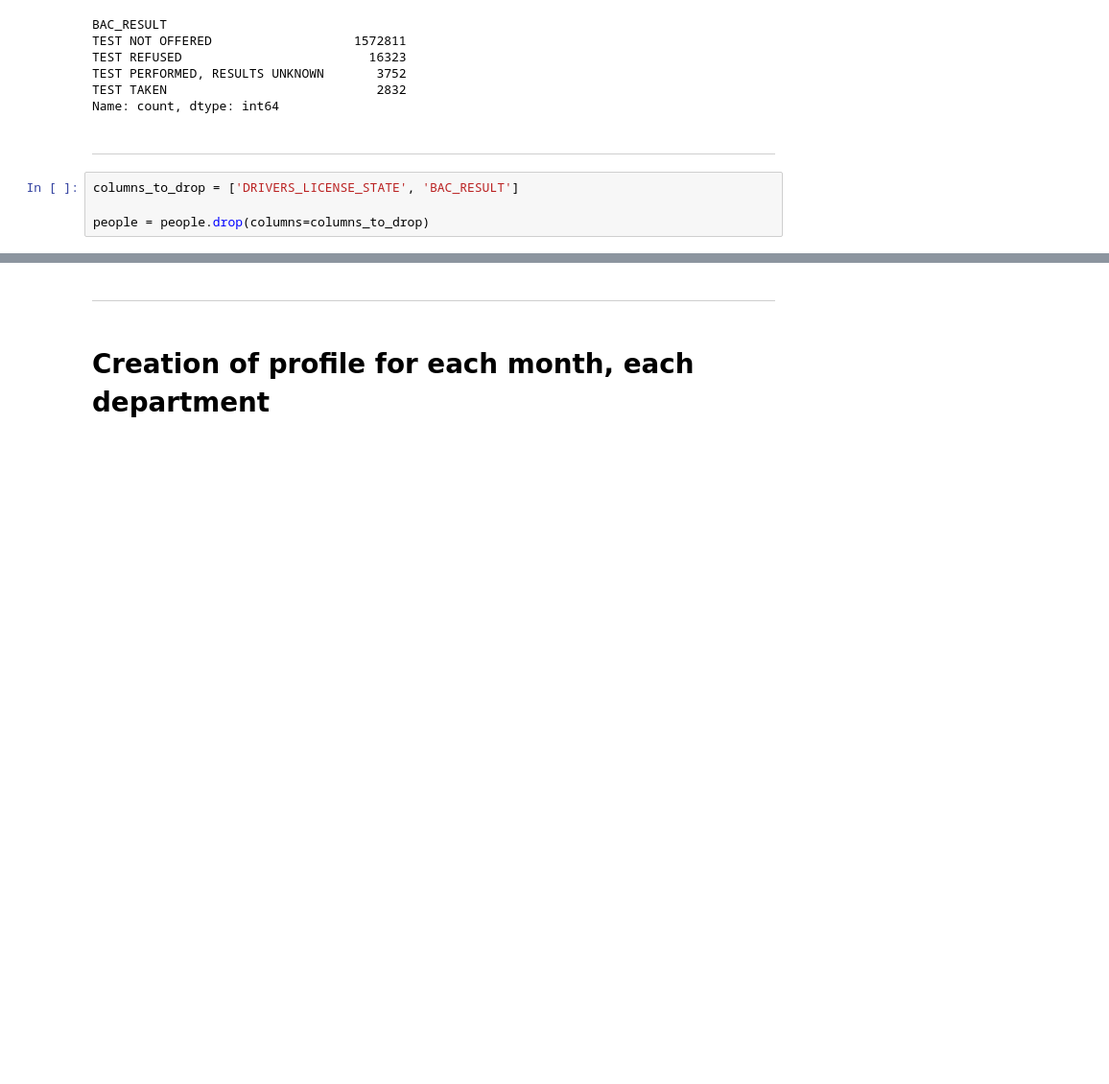
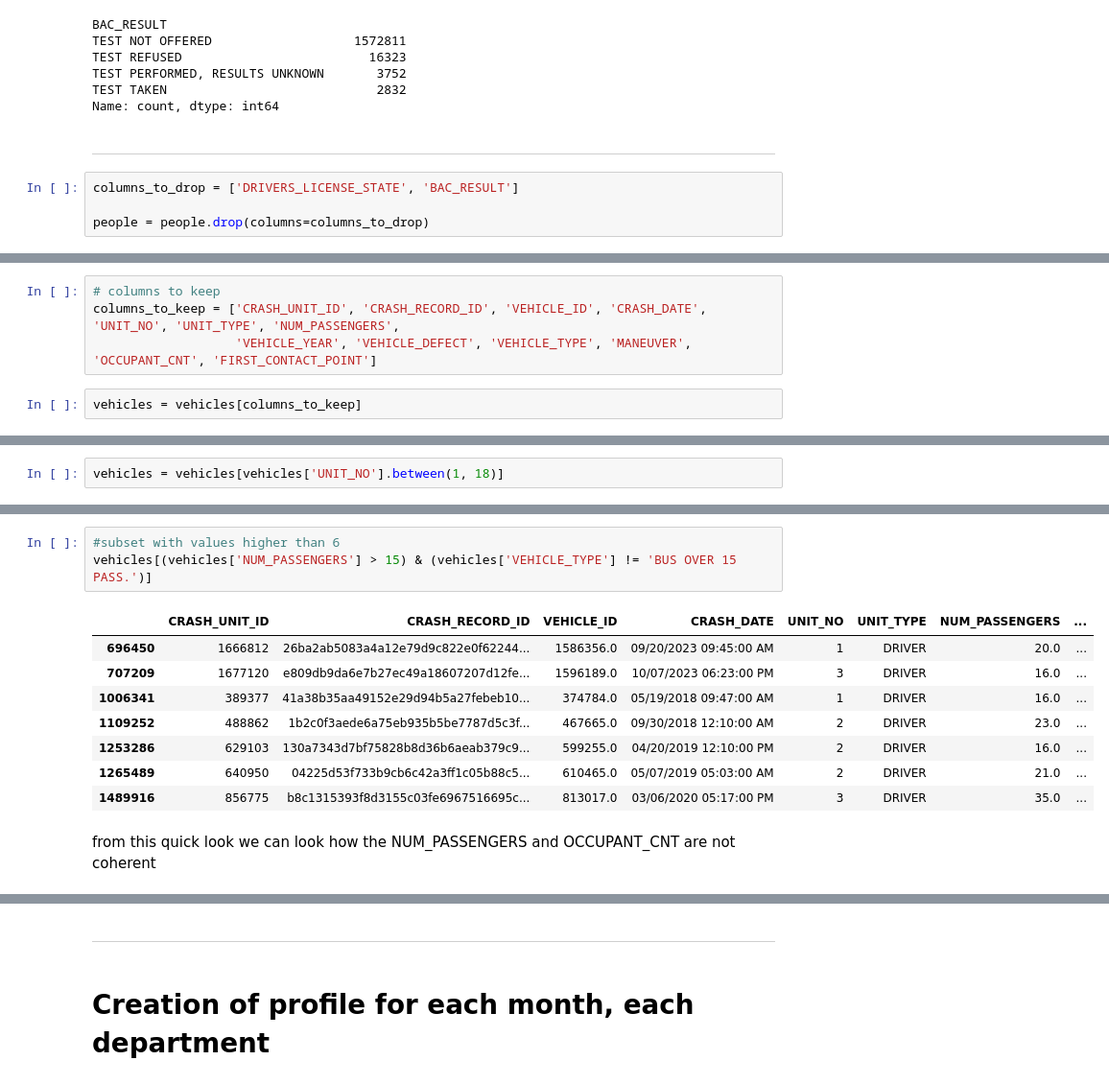
Before and after one commit to lavo2/DataMining-Project, a Jupyter notebook: 1-understanding.ipynb, the cells around one changed output, grey strips where cells are left out. Shown at 96% size. Drawn from its saved outputs; the diff is of its cells as text; blank space fills up the shorter version.

```diff
--- a/1-understanding.ipynb
+++ b/1-understanding.ipynb
@@ -1638,0 +1740,6 @@ people = people.drop(columns=columns_to_drop)
+# %%
+# columns to keep
+columns_to_keep = ['CRASH_UNIT_ID', 'CRASH_RECORD_ID', 'VEHICLE_ID', 'CRASH_DATE', 'UNIT_NO', 'UNIT_TYPE', 'NUM_PASSENGERS',
+                   'VEHICLE_YEAR', 'VEHICLE_DEFECT', 'VEHICLE_TYPE', 'MANEUVER', 'OCCUPANT_CNT', 'FIRST_CONTACT_POINT']
+# %%
+vehicles = vehicles[columns_to_keep]
@@ -1638,0 +1824,2 @@ people = people.drop(columns=columns_to_drop)
+# %%
+vehicles = vehicles[vehicles['UNIT_NO'].between(1, 18)]
@@ -1638,0 +1873,14 @@ people = people.drop(columns=columns_to_drop)
+# %%
+#subset with values higher than 6
+vehicles[(vehicles['NUM_PASSENGERS'] > 15) & (vehicles['VEHICLE_TYPE'] != 'BUS OVER 15 PASS.')]
+# %% [output]
+|  | CRASH_UNIT_ID | CRASH_RECORD_ID | VEHICLE_ID | CRASH_DATE | UNIT_NO | UNIT_TYPE | NUM_PASSENGERS | ... |
+| 696450 | 1666812 | 26ba2ab5083a4a12e79d9c822e0f62244... | 1586356.0 | 09/20/2023 09:45:00 AM | 1 | DRIVER | 20.0 | ... |
+| 707209 | 1677120 | e809db9da6e7b27ec49a18607207d12fe... | 1596189.0 | 10/07/2023 06:23:00 PM | 3 | DRIVER | 16.0 | ... |
+| 1006341 | 389377 | 41a38b35aa49152e29d94b5a27febeb10... | 374784.0 | 05/19/2018 09:47:00 AM | 1 | DRIVER | 16.0 | ... |
+| 1109252 | 488862 | 1b2c0f3aede6a75eb935b5be7787d5c3f... | 467665.0 | 09/30/2018 12:10:00 AM | 2 | DRIVER | 23.0 | ... |
+| 1253286 | 629103 | 130a7343d7bf75828b8d36b6aeab379c9... | 599255.0 | 04/20/2019 12:10:00 PM | 2 | DRIVER | 16.0 | ... |
+| 1265489 | 640950 | 04225d53f733b9cb6c42a3ff1c05b88c5... | 610465.0 | 05/07/2019 05:03:00 AM | 2 | DRIVER | 21.0 | ... |
+| 1489916 | 856775 | b8c1315393f8d3155c03fe6967516695c... | 813017.0 | 03/06/2020 05:17:00 PM | 3 | DRIVER | 35.0 | ... |
+# %% [markdown]
+from this quick look we can look how the NUM_PASSENGERS and OCCUPANT_CNT are not coherent
```
Also changed, not shown: parts of 54 cells of this notebook, 3 other files.
